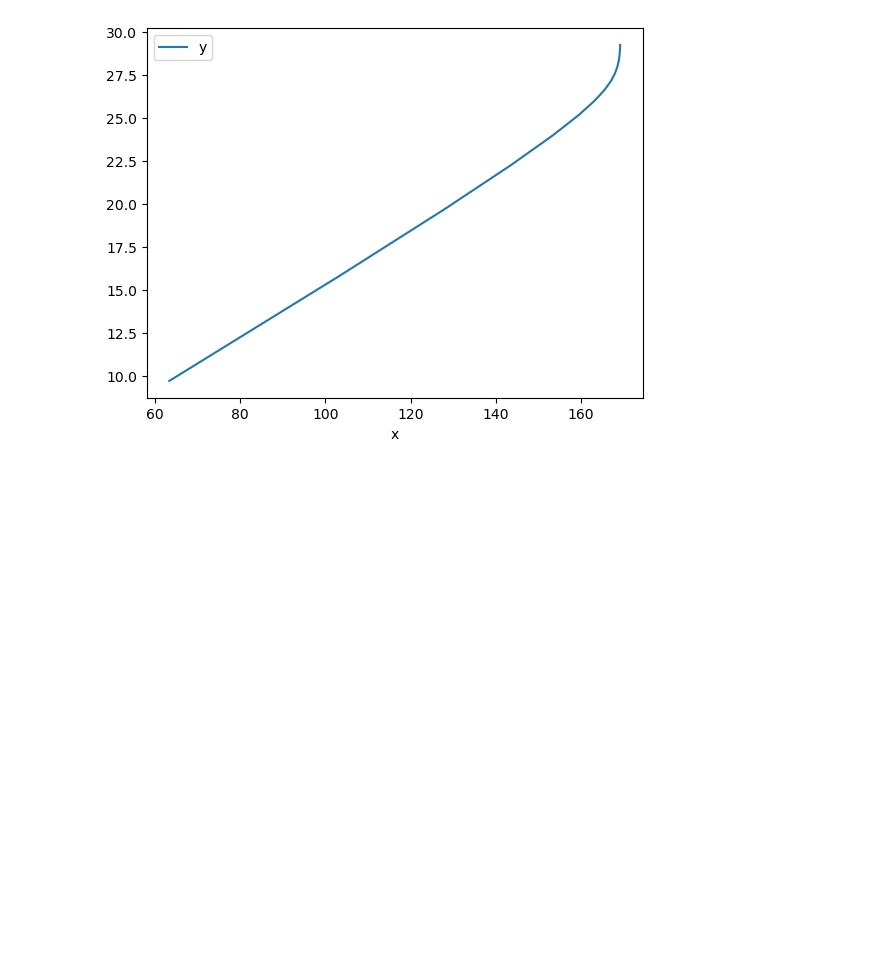
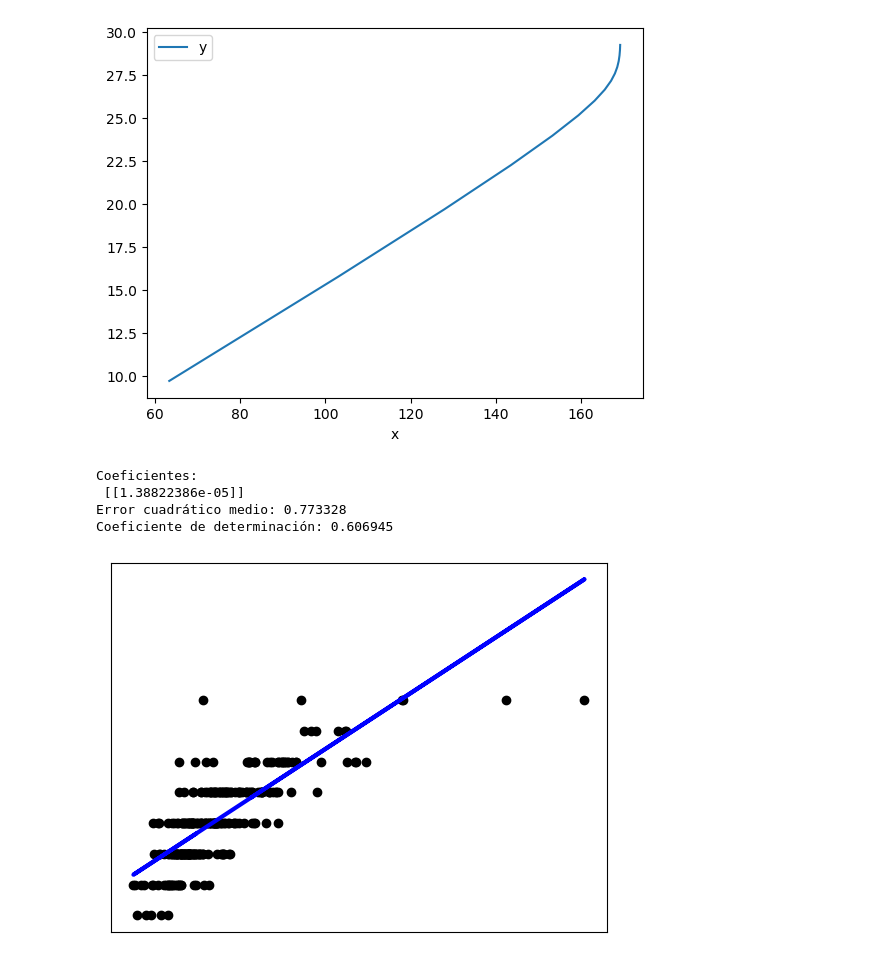
Before and after one commit to jerson8a/project1_linearRegresion, a Jupyter notebook: Solution Project #1 - Jerson Ochoa.ipynb, the cells around one changed output. Drawn from its saved outputs; the diff is of its cells as text; code cells hidden in the pictures; blank space fills up the shorter version.

Commit message:
[ADD] Training model with scikit learn

```diff
--- a/Solution Project #1 - Jerson Ochoa.ipynb
+++ b/Solution Project #1 - Jerson Ochoa.ipynb
@@ -401,3 +403,44 @@ graphModelByEpochs(respParamsHistory, 10)
 # %% [output]
 [figure]
 [figure]
+# %%
+# Para cada una de las variables x seleccionadas, usar scikit-learn para entrenar un modelo de regresión lineal
+
+dt_X_training = dataTraining['SalePrice'][:, None]
+dt_Y_training = dataTraining['OverallQual'][:, None]
+
+dt_X_test = dataTests['SalePrice'][:, None]
+dt_Y_test = dataTests['OverallQual'][:, None]
+
+# Creamos el objeto de regresión lineal
+regr = linear_model.LinearRegression()
+
+# Entrenamos el modelo usando el dataset de entrenamiento
+regr.fit(dt_X_training, dt_Y_training)
+
+# Hacemos las predicciones usando el test de entrenamiento
+dt_y_pred = regr.predict(dt_X_test)
+
+# Los coeficientes
+print("Coeficientes: \n", regr.coef_)
+
+# La media de error
+print("Error cuadrático medio: %2f" % mean_squared_error(dt_Y_test, dt_y_pred))
+
+#Coeficiente de determinación: 1 es una predicción perfecta
+print("Coeficiente de determinación: %2f" % r2_score(dt_Y_test, dt_y_pred))
+
+# Plot outputs
+plt.scatter(dt_X_test, dt_Y_test, color="black")
+plt.plot(dt_X_test, dt_y_pred, color="blue", linewidth=3)
+
+plt.xticks(())
+plt.yticks(())
+
+plt.show()
+# %% [output]
+Coeficientes:
+ [[1.38822386e-05]]
+Error cuadrático medio: 0.773328
+Coeficiente de determinación: 0.606945
+[figure, added]
```
Also changed, not shown: parts of 1 cell of this notebook.
